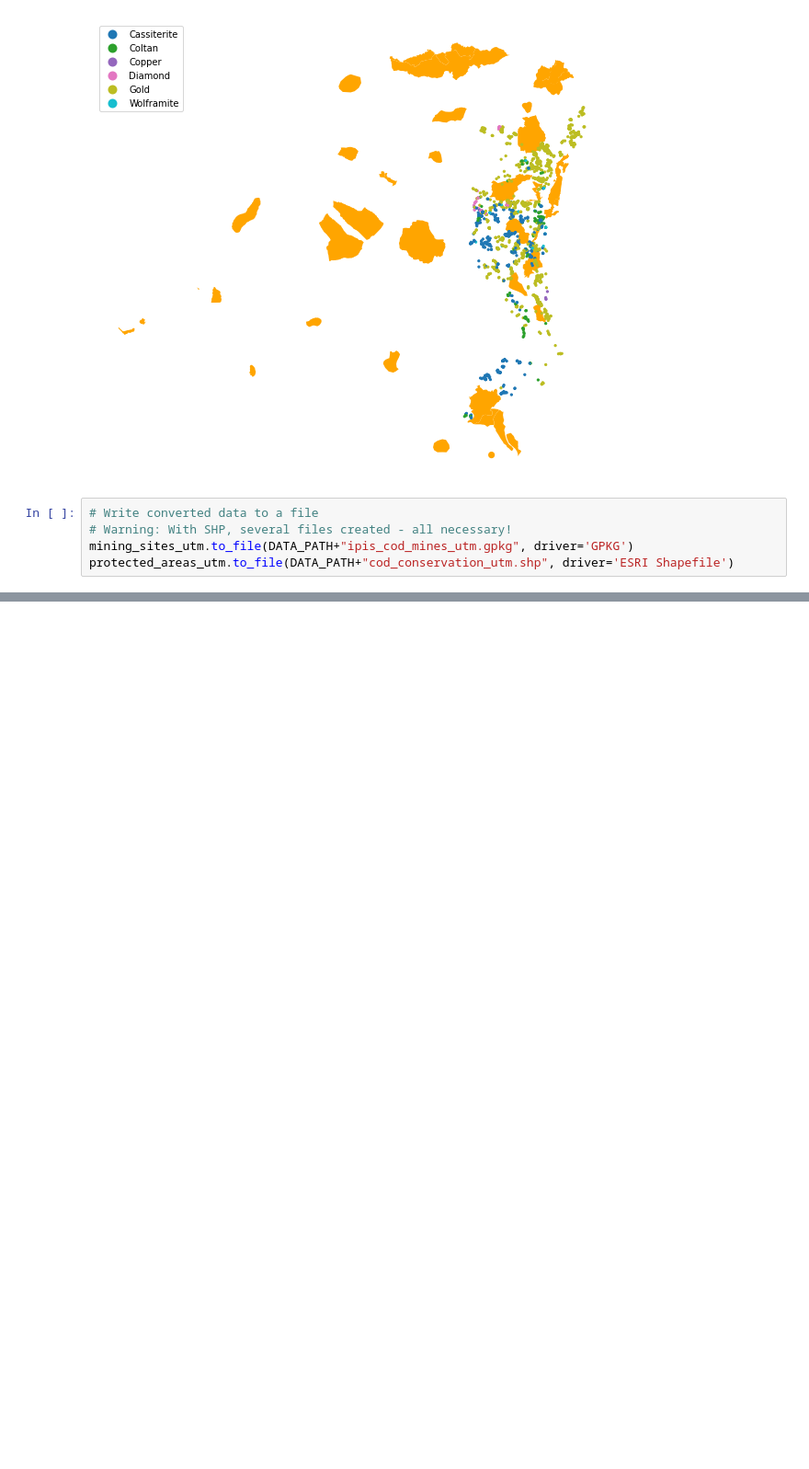
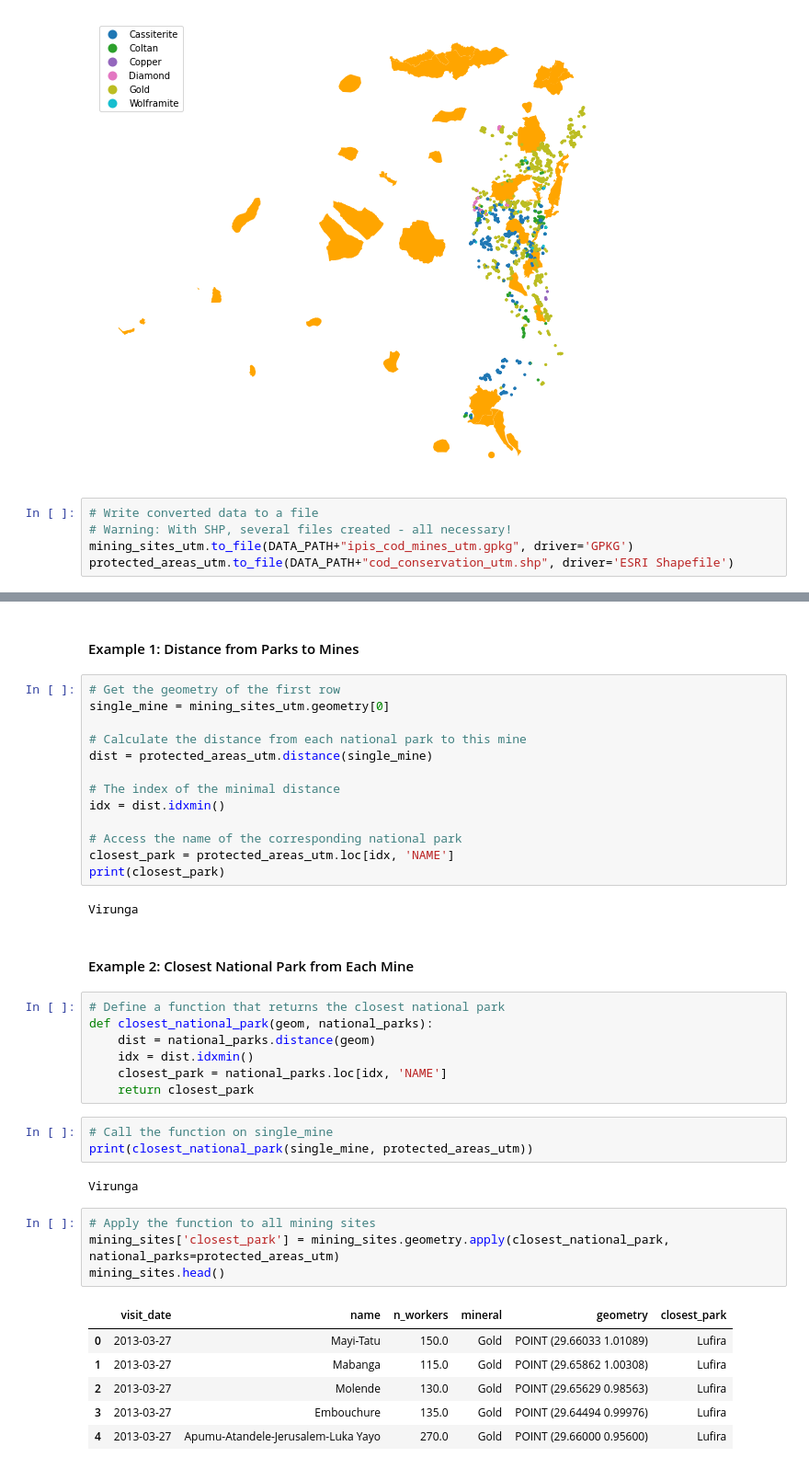
Before and after one commit to mxagar/space_exploration, a Jupyter notebook: geospatial_data_guide/lab/04_Case_Study_Mining.ipynb, the cells around one changed output, grey strips where cells are left out. Shown: that part at 92% size. Cells and saved outputs as stored; diff of their text form; blank space fills up the shorter version.

```diff
--- a/geospatial_data_guide/lab/04_Case_Study_Mining.ipynb
+++ b/geospatial_data_guide/lab/04_Case_Study_Mining.ipynb
@@ -104,0 +239,42 @@ protected_areas_utm.to_file(DATA_PATH+"cod_conservation_utm.shp", driver='ESRI S
+# %% [markdown]
+#### Example 1: Distance from Parks to Mines
+# %%
+# Get the geometry of the first row
+single_mine = mining_sites_utm.geometry[0]
+
+# Calculate the distance from each national park to this mine
+dist = protected_areas_utm.distance(single_mine)
+
+# The index of the minimal distance
+idx = dist.idxmin()
+
+# Access the name of the corresponding national park
+closest_park = protected_areas_utm.loc[idx, 'NAME']
+print(closest_park)
+# %% [output]
+Virunga
+# %% [markdown]
+#### Example 2: Closest National Park from Each Mine
+# %%
+# Define a function that returns the closest national park
+def closest_national_park(geom, national_parks):
+    dist = national_parks.distance(geom)
+    idx = dist.idxmin()
+    closest_park = national_parks.loc[idx, 'NAME']
+    return closest_park
+# %%
+# Call the function on single_mine
+print(closest_national_park(single_mine, protected_areas_utm))
+# %% [output]
+Virunga
+# %%
+# Apply the function to all mining sites
+mining_sites['closest_park'] = mining_sites.geometry.apply(closest_national_park, national_parks=protected_areas_utm)
+mining_sites.head()
+# %% [output]
+|  | visit_date | name | n_workers | mineral | geometry | closest_park |
+| 0 | 2013-03-27 | Mayi-Tatu | 150.0 | Gold | POINT (29.66033 1.01089) | Lufira |
+| 1 | 2013-03-27 | Mabanga | 115.0 | Gold | POINT (29.65862 1.00308) | Lufira |
+| 2 | 2013-03-27 | Molende | 130.0 | Gold | POINT (29.65629 0.98563) | Lufira |
+| 3 | 2013-03-27 | Embouchure | 135.0 | Gold | POINT (29.64494 0.99976) | Lufira |
+| 4 | 2013-03-27 | Apumu-Atandele-Jerusalem-Luka Yayo | 270.0 | Gold | POINT (29.66000 0.95600) | Lufira |
```
Also changed, not shown: parts of 16 cells of this notebook, 3 other files.
